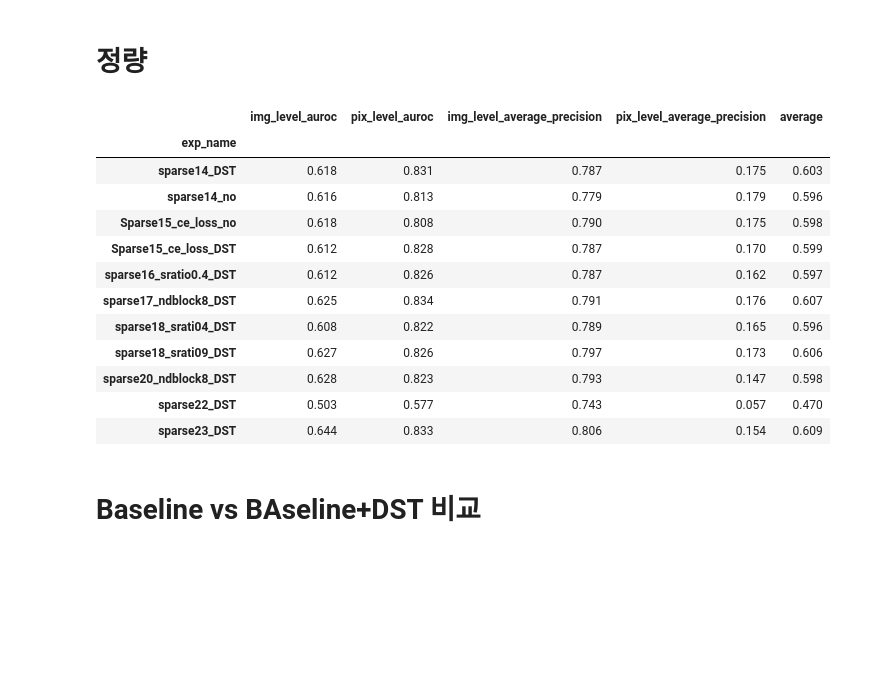
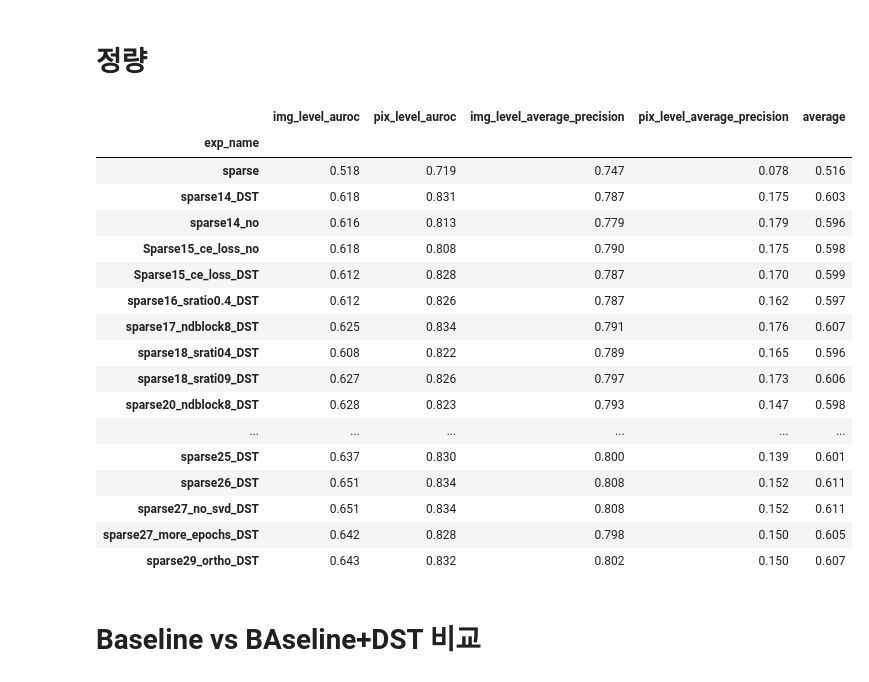
Before and after one commit to crimama/LifeLongerAD, a Jupyter notebook: notebooks/[CFGCAD] [2025-05-20] 연구미팅 보고 결과 정리.ipynb, the cells around one changed output. Drawn from its saved outputs; the diff is of its cells as text; code cells hidden in the pictures; blank space fills up the shorter version.

```diff
--- a/notebooks/[CFGCAD] [2025-05-20] 연구미팅 보고 결과 정리.ipynb
+++ b/notebooks/[CFGCAD] [2025-05-20] 연구미팅 보고 결과 정리.ipynb
@@ -13,38 +13,46 @@ from glob import glob
 #             "/Volume/VAD/LifeLongerAD_cu121/results/CFGCAD/MVTecAD/sparse11_replay-3_5_with_5_step-Continual_True-online_False/seed_42/results/main.csv",
 #             ]
 
-csv_dirs = ["/Volume/VAD/LifeLongerAD_cu121/results/CFGCAD/MVTecAD/sparse14_DST-3_5_with_5_step-Continual_True-online_False/seed_42/results/main.csv",
+csv_dirs = ["/Volume/VAD/LifeLongerAD_cu121/results/CFGCAD/MVTecAD/sparse-3_5_with_5_step-Continual_True-online_False/seed_42/results/main.csv",
+            "/Volume/VAD/LifeLongerAD_cu121/results/CFGCAD/MVTecAD/sparse14_DST-3_5_with_5_step-Continual_True-online_False/seed_42/results/main.csv",
             "/Volume/VAD/LifeLongerAD_cu121/results/CFGCAD/MVTecAD/sparse14_no-3_5_with_5_step-Continual_True-online_False/seed_42/results/main.csv",
             '/Volume/VAD/LifeLongerAD_cu121/results/CFGCAD/MVTecAD/Sparse15_ce_loss_no-Continual_True-online_False/seed_42/results/main.csv',
             "/Volume/VAD/LifeLongerAD_cu121/results/CFGCAD/MVTecAD/Sparse15_ce_loss_DST-Continual_True-online_False/seed_42/results/main.csv",
             '/Volume/VAD/LifeLongerAD_cu121/results/CFGCAD/MVTecAD/sparse16_sratio0.4_DST-3_5_with_5_step-Continual_True-online_False/seed_42/results/main.csv',
             '/Volume/VAD/LifeLongerAD_cu121/results/CFGCAD/MVTecAD/sparse17_ndblock8_DST-3_5_with_5_step-Continual_True-online_False/seed_42/results/main.csv',
             '/Volume/VAD/LifeLongerAD_cu121/results/CFGCAD/MVTecAD/sparse18_srati04_DST-3_5_with_5_step-Continual_True-online_False/seed_42/results/main.csv',
             '/Volume/VAD/LifeLongerAD_cu121/results/CFGCAD/MVTecAD/sparse18_srati09_DST-3_5_with_5_step-Continual_True-online_False/seed_42/results/main.csv',
             '/Volume/VAD/LifeLongerAD_cu121/results/CFGCAD/MVTecAD/sparse20_ndblock8_DST-3_5_with_5_step-Continual_True-online_False/seed_42/results/main.csv',
             '/Volume/VAD/LifeLongerAD_cu121/results/CFGCAD/MVTecAD/sparse22_DST-3_5_with_5_step-Continual_True-online_False/seed_42/results/main.csv',
-            '/Volume/VAD/LifeLongerAD_cu121/results/CFGCAD/MVTecAD/sparse23_DST-3_5_with_5_step-Continual_True-online_False/seed_42/results/main.csv'
+            '/Volume/VAD/LifeLongerAD_cu121/results/CFGCAD/MVTecAD/sparse23_DST-3_5_with_5_step-Continual_True-online_False/seed_42/results/main.csv',
+            '/Volume/VAD/LifeLongerAD_cu121/results/CFGCAD/MVTecAD/sparse24_DST-3_5_with_5_step-Continual_True-online_False/seed_42/results/main.csv',
+            '/Volume/VAD/LifeLongerAD_cu121/results/CFGCAD/MVTecAD/sparse25_DST-3_5_with_5_step-Continual_True-online_False/seed_42/results/main.csv',
+            '/Volume/VAD/LifeLongerAD_cu121/results/CFGCAD/MVTecAD/sparse26_DST-3_5_with_5_step-Continual_True-online_False/seed_42/results/main.csv',
+            '/Volume/VAD/LifeLongerAD_cu121/results/CFGCAD/MVTecAD/sparse27_no_svd_DST-3_5_with_5_step-Continual_True-online_False/seed_42/results/main.csv',
+            '/Volume/VAD/LifeLongerAD_cu121/results/CFGCAD/MVTecAD/sparse27_more_epochs_DST-3_5_with_5_step-Continual_True-online_False/seed_42/results/main.csv',
+            '/Volume/VAD/LifeLongerAD_cu121/results/CFGCAD/MVTecAD/sparse29_ortho_DST-3_5_with_5_step-Continual_True-online_False/seed_42/results/main.csv'
             ]
 
 
 
 def get_experiment_results(csv_dirs):
     df = pd.DataFrame()
     for cv in csv_dirs:
         temp = pd.read_csv(cv)
         temp['exp_name'] = cv.split('/')[-4].split('-')[0]
         df = pd.concat([df,temp[temp['class_name']=='AA']])
 
     metrics = ['img_level_auroc', 'pix_level_auroc', 'img_level_average_precision', 'pix_level_average_precision']
     df = df.drop(columns=['Unnamed: 0','class_name'])[['exp_name'] + metrics]
     df['average'] = df[metrics].mean(axis=1)
     return df.set_index(df['exp_name']).drop(columns='exp_name')
 
 df = get_experiment_results(csv_dirs)
 df.round(3)
 # %% [output]
 |  | img_level_auroc | pix_level_auroc | img_level_average_precision | pix_level_average_precision | average |
 | exp_name |  |  |  |  |  |
+| sparse | 0.518 | 0.719 | 0.747 | 0.078 | 0.516 |
 | sparse14_DST | 0.618 | 0.831 | 0.787 | 0.175 | 0.603 |
 | sparse14_no | 0.616 | 0.813 | 0.779 | 0.179 | 0.596 |
 | Sparse15_ce_loss_no | 0.618 | 0.808 | 0.790 | 0.175 | 0.598 |
@@ -54,8 +62,12 @@ df.round(3)
 | sparse18_srati04_DST | 0.608 | 0.822 | 0.789 | 0.165 | 0.596 |
 | sparse18_srati09_DST | 0.627 | 0.826 | 0.797 | 0.173 | 0.606 |
 | sparse20_ndblock8_DST | 0.628 | 0.823 | 0.793 | 0.147 | 0.598 |
-| sparse22_DST | 0.503 | 0.577 | 0.743 | 0.057 | 0.470 |
-| sparse23_DST | 0.644 | 0.833 | 0.806 | 0.154 | 0.609 |
+| ... | ... | ... | ... | ... | ... |
+| sparse25_DST | 0.637 | 0.830 | 0.800 | 0.139 | 0.601 |
+| sparse26_DST | 0.651 | 0.834 | 0.808 | 0.152 | 0.611 |
+| sparse27_no_svd_DST | 0.651 | 0.834 | 0.808 | 0.152 | 0.611 |
+| sparse27_more_epochs_DST | 0.642 | 0.828 | 0.798 | 0.150 | 0.605 |
+| sparse29_ortho_DST | 0.643 | 0.832 | 0.802 | 0.150 | 0.607 |
 # %% [markdown]
 # Baseline vs BAseline+DST 비교
 # %%
```
Also changed, not shown: parts of 2 cells of this notebook, 43 other files.
